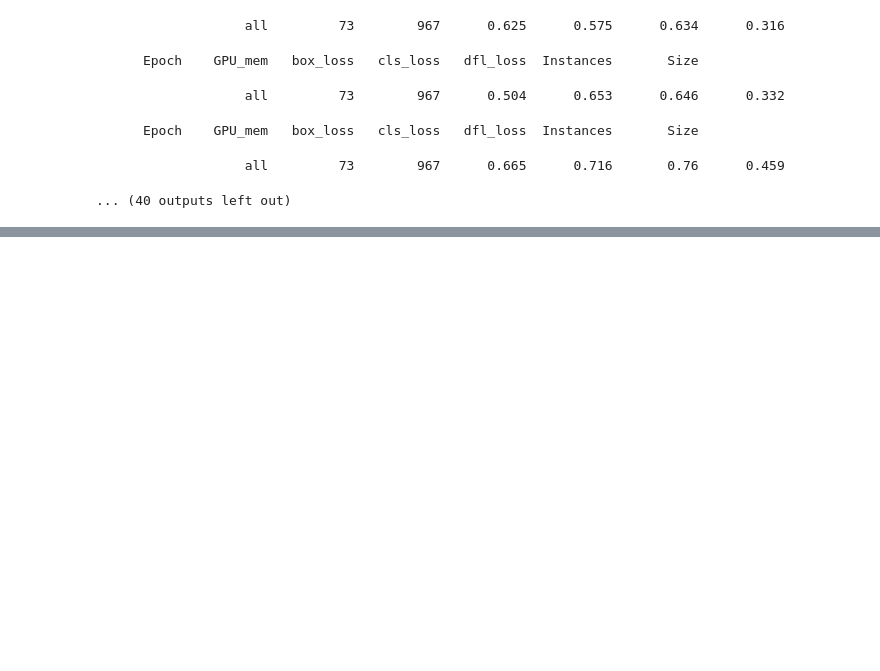
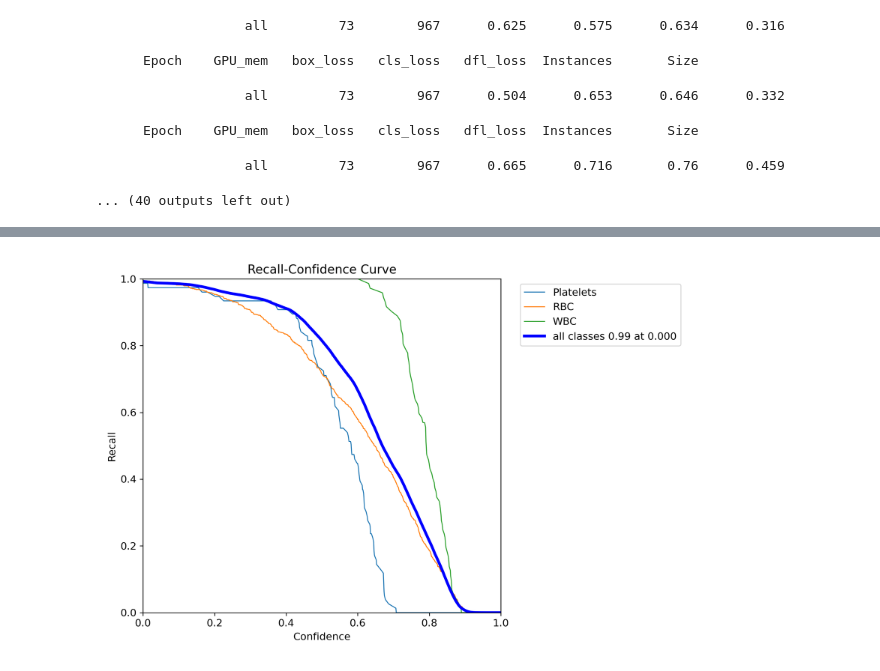
Before and after one commit to Johanna-Jones/BloodCellDetection_YOLO, a Jupyter notebook: V9_HP_tuning_0605.ipynb, the cells around one changed output, grey strips where cells are left out. Drawn from its saved outputs; the diff is of its cells as text; code cells hidden in the pictures; blank space fills up the shorter version.

```diff
--- a/V9_HP_tuning_0605.ipynb
+++ b/V9_HP_tuning_0605.ipynb
@@ -247,0 +391,4 @@ Starting training for 25 epochs...
+# %%
+Image(filename = f"runs/detect/V9/V9val_2205_HP/R_curve.png", width =600)
+# %% [output]
+[figure, added]
```
Also changed, not shown: parts of 13 cells of this notebook.
